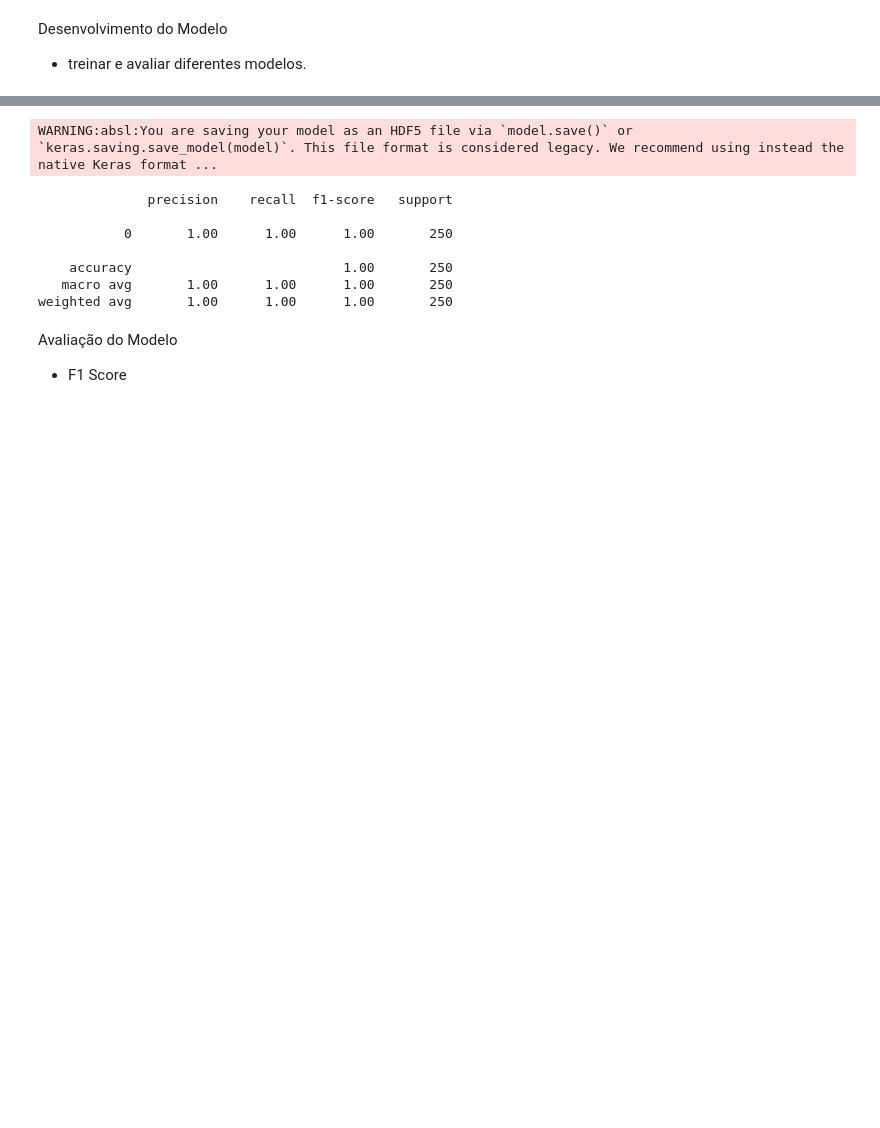
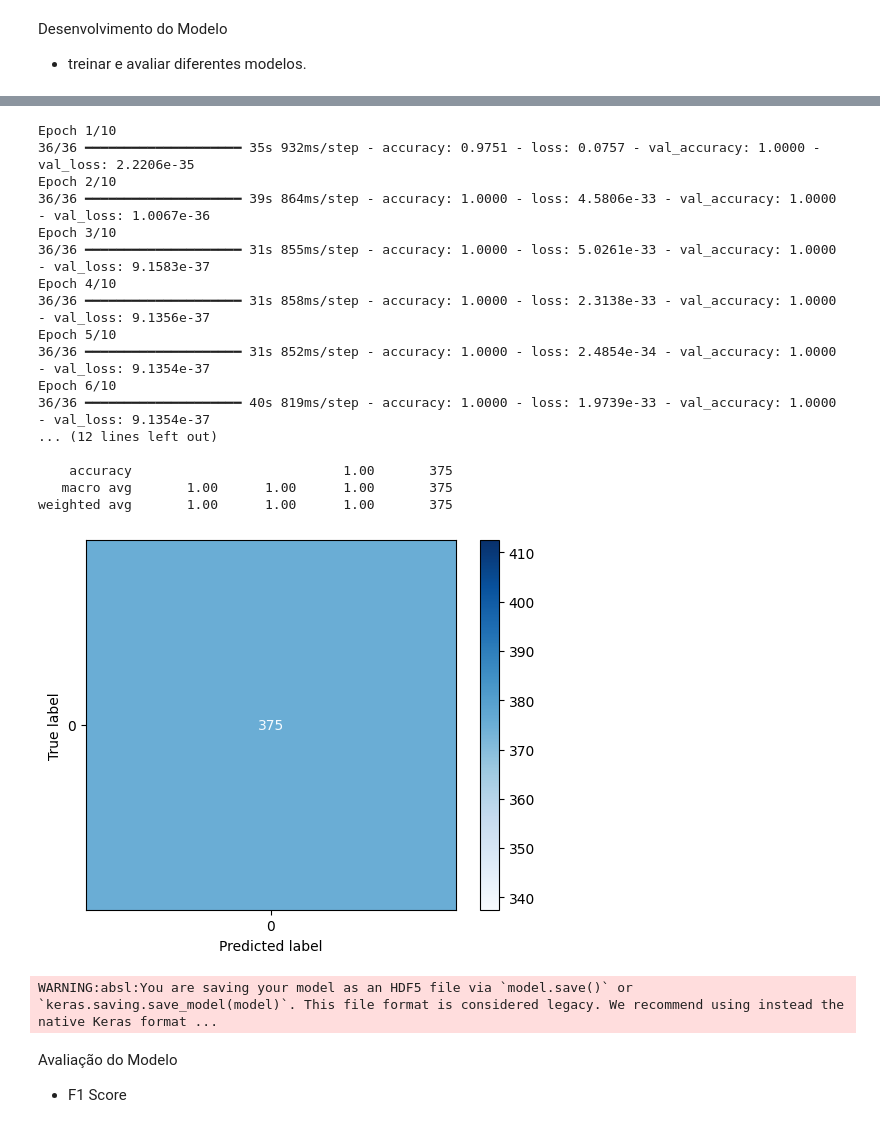
Before and after one commit to MissHead/cognitive-environments, a Jupyter notebook: exploration.ipynb, the cells around one changed output, grey strips where cells are left out. Drawn from its saved outputs; the diff is of its cells as text; code cells hidden in the pictures; blank space fills up the shorter version.

```diff
--- a/exploration.ipynb
+++ b/exploration.ipynb
@@ -79,7 +80,8 @@ from tensorflow.keras.models import Sequential
 from tensorflow.keras.layers import Conv2D, MaxPooling2D, Flatten, Dense
 from tensorflow.keras.optimizers import Adam
 from tensorflow.keras.losses import BinaryCrossentropy
-from sklearn.metrics import classification_report
+from sklearn.metrics import classification_report, confusion_matrix, ConfusionMatrixDisplay
+import matplotlib.pyplot as plt
 
 # Carregar dados processados
 X_train = np.load('data/processed/X_train.npy')
@@ -89,6 +91,10 @@ y_test = np.load('data/processed/y_test.npy')
 
 # Normalizar os dados
 X_train, X_test = X_train / 255.0, X_test / 255.0
+
+# Verificar os dados
+print("Distribuição dos rótulos de treinamento:", np.bincount(y_train))
+print("Distribuição dos rótulos de teste:", np.bincount(y_test))
 
 # Definir o modelo
 model = Sequential([
@@ -105,12 +111,19 @@ model = Sequential([
 model.compile(optimizer=Adam(), loss=BinaryCrossentropy(), metrics=['accuracy'])
 
 # Treinar o modelo
-model.fit(X_train, y_train, epochs=10, validation_data=(X_test, y_test))
+history = model.fit(X_train, y_train, epochs=10, validation_data=(X_test, y_test))
 
 # Avaliar o modelo
 y_pred = (model.predict(X_test) > 0.5).astype("int32")
 print(classification_report(y_test, y_pred))
 
+# Matriz de confusão
+conf_matrix = confusion_matrix(y_test, y_pred)
+unique_labels = np.unique(y_test)
+disp = ConfusionMatrixDisplay(confusion_matrix=conf_matrix, display_labels=unique_labels)
+disp.plot(cmap=plt.cm.Blues)
+plt.show()
+
 # Salvar o modelo
 model.save('content/models/model.h5')
 # %% [output]
@@ -134,11 +132,22 @@ Epoch 10/10
-WARNING:absl:You are saving your model as an HDF5 file via `model.save()` or `keras.saving.save_model(model)`. This file format is considered legacy. We recommend using instead the native Keras format ...
+Epoch 1/10
+36/36 ━━━━━━━━━━━━━━━━━━━━ 35s 932ms/step - accuracy: 0.9751 - loss: 0.0757 - val_accuracy: 1.0000 - val_loss: 2.2206e-35
+Epoch 2/10
+36/36 ━━━━━━━━━━━━━━━━━━━━ 39s 864ms/step - accuracy: 1.0000 - loss: 4.5806e-33 - val_accuracy: 1.0000 - val_loss: 1.0067e-36
+Epoch 3/10
+36/36 ━━━━━━━━━━━━━━━━━━━━ 31s 855ms/step - accuracy: 1.0000 - loss: 5.0261e-33 - val_accuracy: 1.0000 - val_loss: 9.1583e-37
+Epoch 4/10
+36/36 ━━━━━━━━━━━━━━━━━━━━ 31s 858ms/step - accuracy: 1.0000 - loss: 2.3138e-33 - val_accuracy: 1.0000 - val_loss: 9.1356e-37
+Epoch 5/10
+36/36 ━━━━━━━━━━━━━━━━━━━━ 31s 852ms/step - accuracy: 1.0000 - loss: 2.4854e-34 - val_accuracy: 1.0000 - val_loss: 9.1354e-37
+Epoch 6/10
+36/36 ━━━━━━━━━━━━━━━━━━━━ 40s 819ms/step - accuracy: 1.0000 - loss: 1.9739e-33 - val_accuracy: 1.0000 - val_loss: 9.1354e-37
+... (12 lines left out)
+
+    accuracy                           1.00       375
+   macro avg       1.00      1.00      1.00       375
+weighted avg       1.00      1.00      1.00       375
+[figure, added]
-              precision    recall  f1-score   support
-
-           0       1.00      1.00      1.00       250
-
-    accuracy                           1.00       250
-   macro avg       1.00      1.00      1.00       250
-weighted avg       1.00      1.00      1.00       250
+WARNING:absl:You are saving your model as an HDF5 file via `model.save()` or `keras.saving.save_model(model)`. This file format is considered legacy. We recommend using instead the native Keras format ...
 # %% [markdown]
 Avaliação do Modelo
 
```
Also changed, not shown: parts of 11 cells of this notebook, 5 other files.
